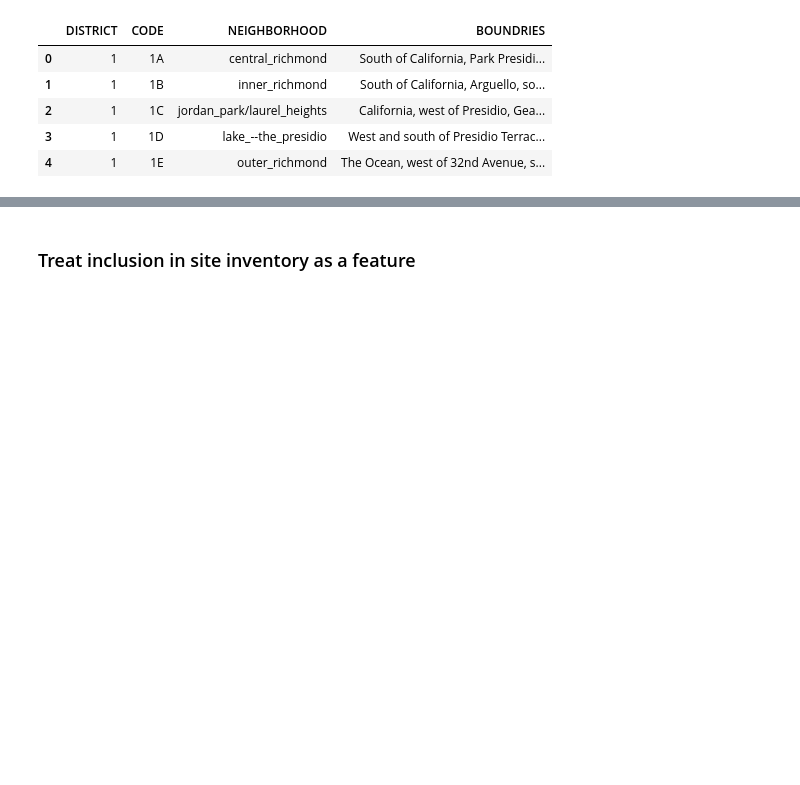
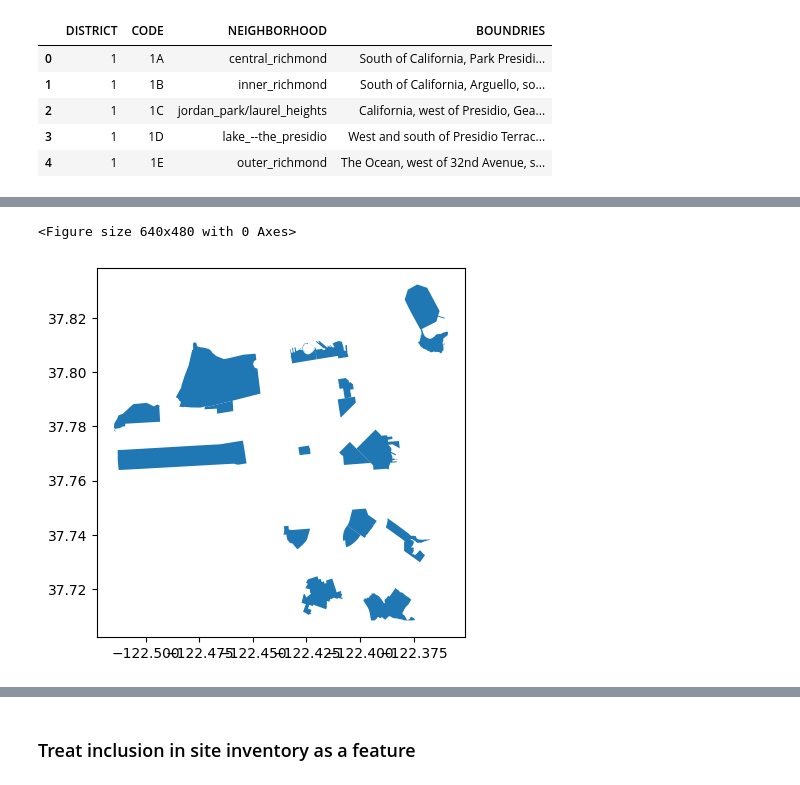
Before and after one commit to sdamerdji/dissertation, a Jupyter notebook: pdev/clean3.ipynb, the cells around one changed output, grey strips where cells are left out. Cells and saved outputs as stored; diff of their text form; code cells hidden in the pictures; blank space fills up the shorter version.

```diff
--- a/pdev/clean3.ipynb
+++ b/pdev/clean3.ipynb
@@ -212,0 +299,4 @@ full_df5 = full_df5.drop('RP1NBRCDE', axis=1)
+# %%
+rent.RegionName = rent.RegionName.str.lower().str.split(' ').str.join('_')
+# %%
+neighborhoods.name = neighborhoods.name.str.lower().str.split(' ').str.join('_')
@@ -212,0 +339,9 @@ full_df5 = full_df5.drop('RP1NBRCDE', axis=1)
+# %%
+neighborhood_map = {'mount_davidson_manor': 'mt._davidson_manor',
+                    'haight': 'haight_ashbury',
+                    'ingleside_terrace': 'ingleside_terraces',
+                    'laurel_heights': 'laurel_heights_/_jordan_park',
+                    'north_waterfront': 'northern_waterfront',
+                    'marina_district': 'marina',
+                    'ingleside_heights': 'merced_heights',
+                    'lake': 'parkmerced'}
@@ -212,0 +351,2 @@ full_df5 = full_df5.drop('RP1NBRCDE', axis=1)
+# %%
+rent = rent.replace({'RegionName': neighborhood_map})
@@ -212,0 +380,7 @@ full_df5 = full_df5.drop('RP1NBRCDE', axis=1)
+# %%
+plt.clf()
+neighborhoods[~neighborhoods.name.isin(rent.RegionName)].plot()
+plt.show()
+# %% [output]
+<Figure size 640x480 with 0 Axes>
+[figure, added]
```
Also changed, not shown: parts of 67 cells of this notebook, 4 other files.
